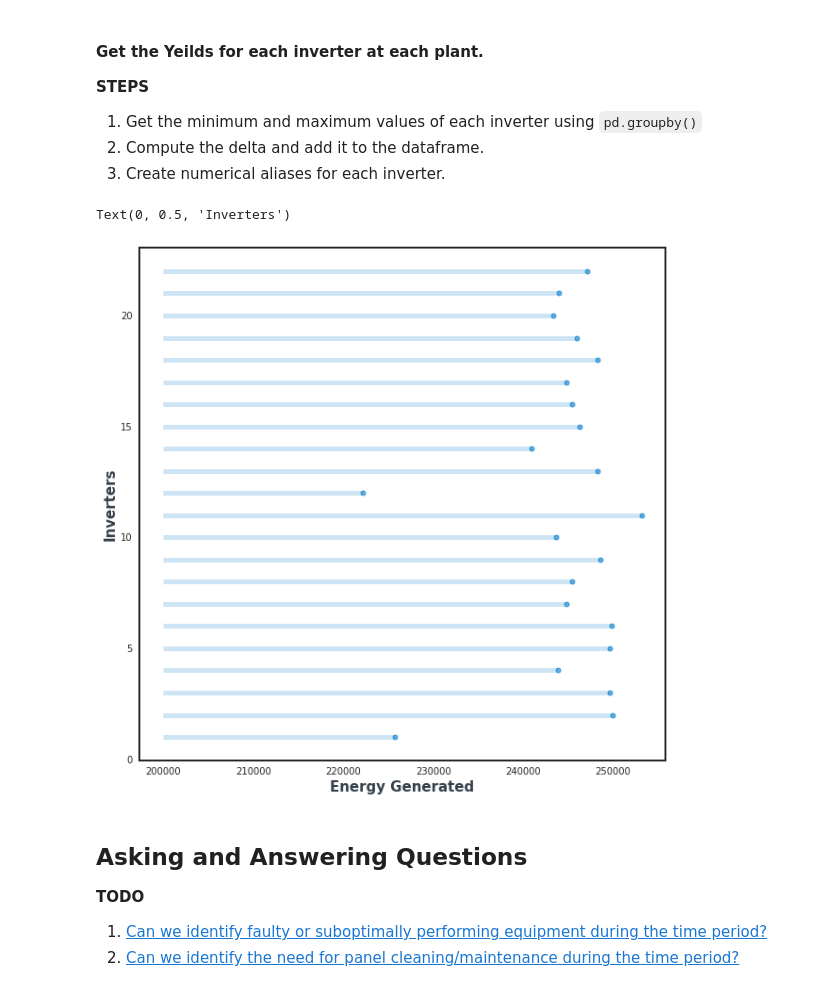
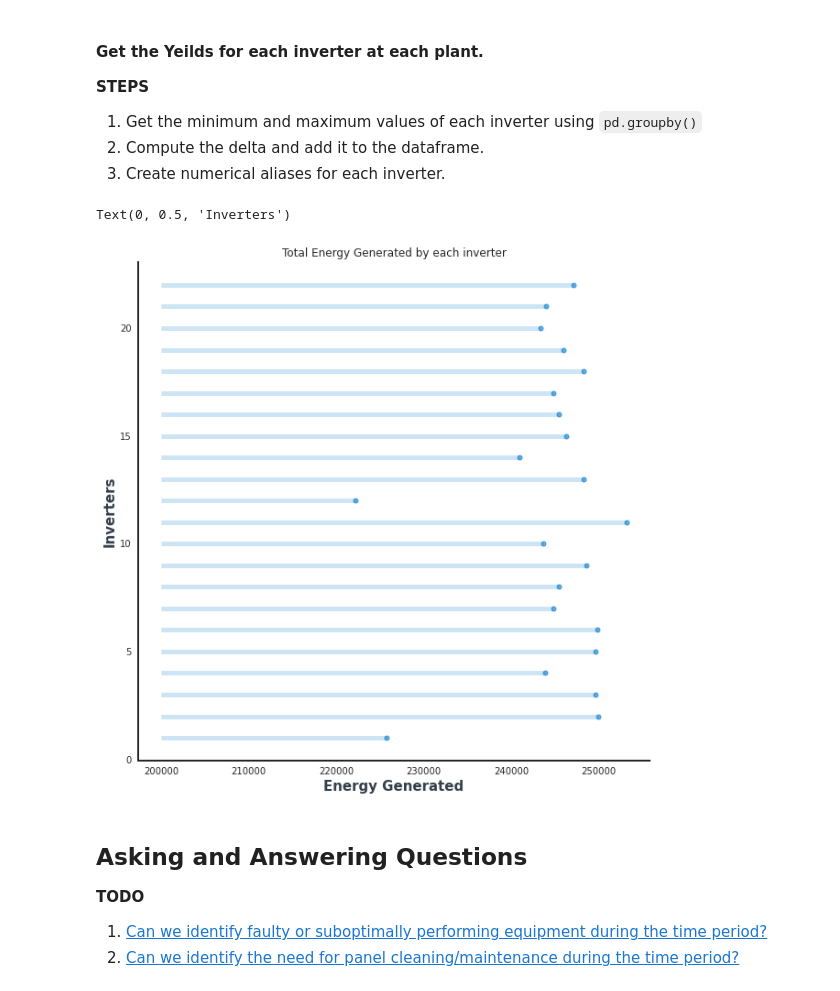
Before and after one commit to charitarthchugh/solar-india, a Jupyter notebook: solar-india.ipynb, the cells around one changed output. Cells and saved outputs as stored; diff of their text form; code cells hidden in the pictures.

```diff
--- a/solar-india.ipynb
+++ b/solar-india.ipynb
@@ -327,10 +333,13 @@ plant_1_yields['alias']=alias
 # %%
 fig,ax=plt.subplots(figsize=(10,10))
 plt.hlines(y=plant_1_yields.alias,xmin=200000,xmax=plant_1_yields.delta,color='#007acc', alpha=0.2, linewidth=5,)
 plt.plot(plant_1_yields.delta,plant_1_yields.alias,"o", markersize=5, color='#007ACC', alpha=0.6)
+ax.spines['top'].set_visible(False)
+ax.spines['right'].set_visible(False)
+ax.set_title("Total Energy Generated by each inverter")
 ax.set_xlabel("Energy Generated",fontsize=15, fontweight='black', color = '#333F4B')
 ax.set_ylabel('Inverters', fontsize=15, fontweight='black', color = '#333F4B')
 # %% [output]
 Text(0, 0.5, 'Inverters')
-[figure, old version]
+[figure, new version]
 # %%
```
Also changed, not shown: parts of 17 cells of this notebook.
